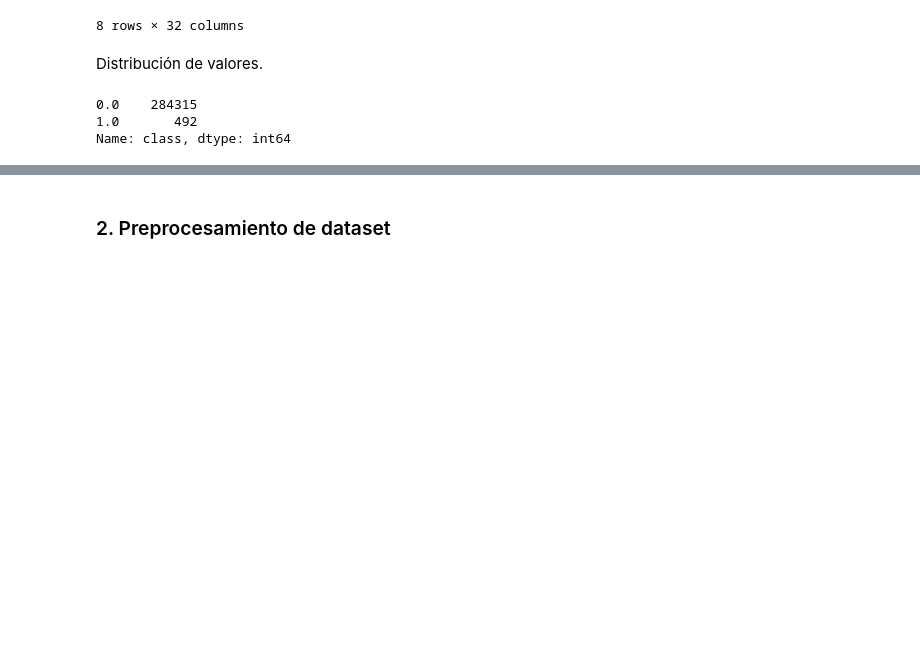
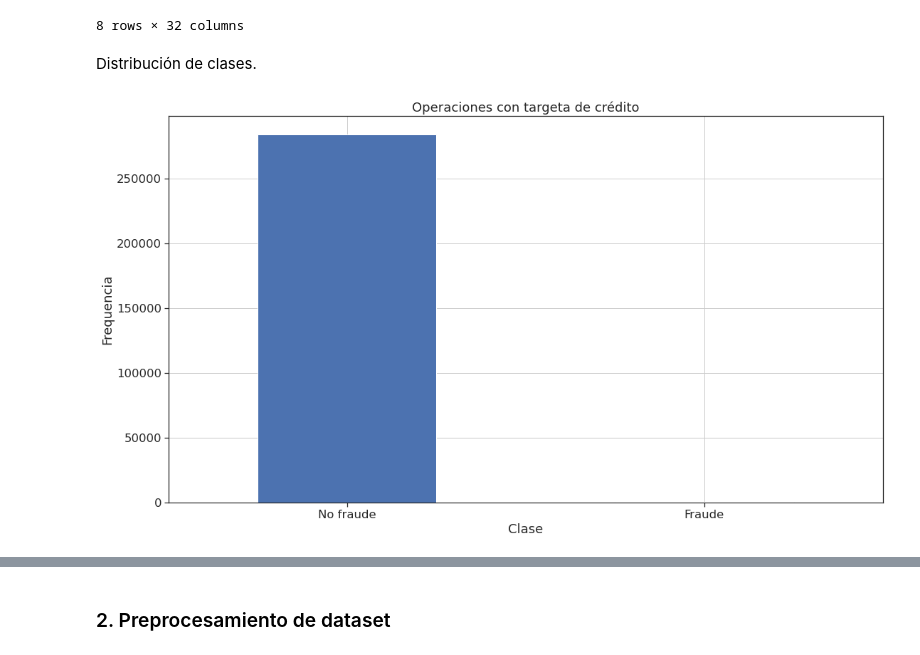
Before and after one commit to nhorro/ceai2020, a Jupyter notebook: machine_learning_1/trabajo_integrador/notebooks/02 - Model Development.ipynb, the cells around one changed output, grey strips where cells are left out. Cells and saved outputs as stored; diff of their text form; code cells hidden in the pictures; blank space fills up the shorter version.

```diff
--- a/machine_learning_1/trabajo_integrador/notebooks/02 - Model Development.ipynb
+++ b/machine_learning_1/trabajo_integrador/notebooks/02 - Model Development.ipynb
@@ -124,10 +129,16 @@ df.describe()
 | max | 1.602893e+09 | 2.454930e+00 | 2.205773e+01 | 9.382558e+00 | 1.687534e+01 | 3.480167e+01 | 7.330163e+01 | 1.205895e+02 | 2.000721e+01 | 1.559499e+01 | ... | ... |
 8 rows × 32 columns
 # %% [markdown]
-Distribución de valores.
+Distribución de clases.
-# %%
-df['class'].value_counts()
-# %% [output]
-0.0    284315
-1.0       492
-Name: class, dtype: int64
+# %%
+count_classes = pd.value_counts(df['class'], sort = True)
+plt.figure(figsize=(18,10))
+count_classes.plot(kind = 'bar', rot=0)
+plt.title("Operaciones con targeta de crédito")
+plt.xticks(range(2), ["No fraude", "Fraude"])
+plt.grid(which="Both")
+plt.xlabel("Clase")
+plt.ylabel("Frequencia")
+plt.show()
+# %% [output]
+[figure, added]
```
Also changed, not shown: parts of 33 cells of this notebook, 5 other files.
